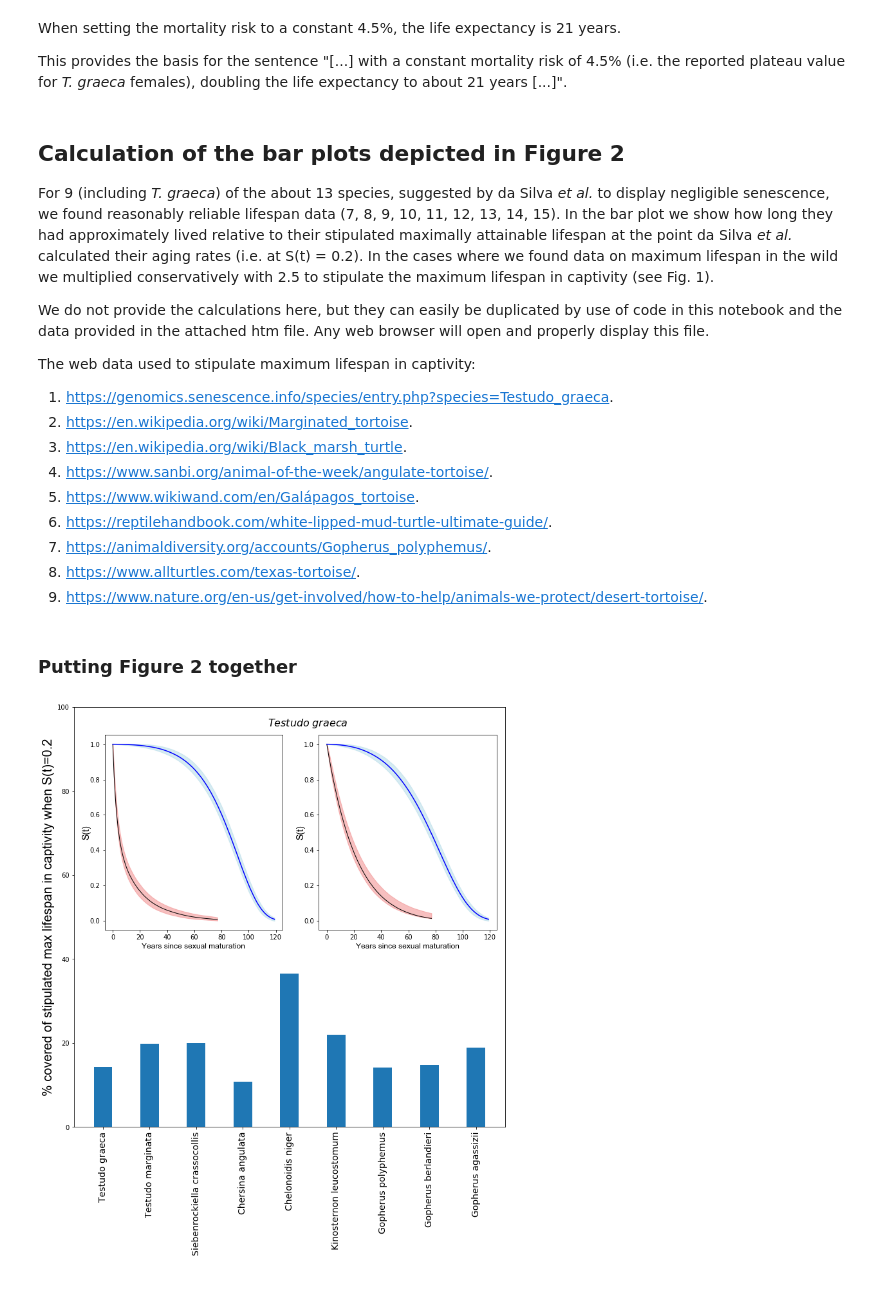
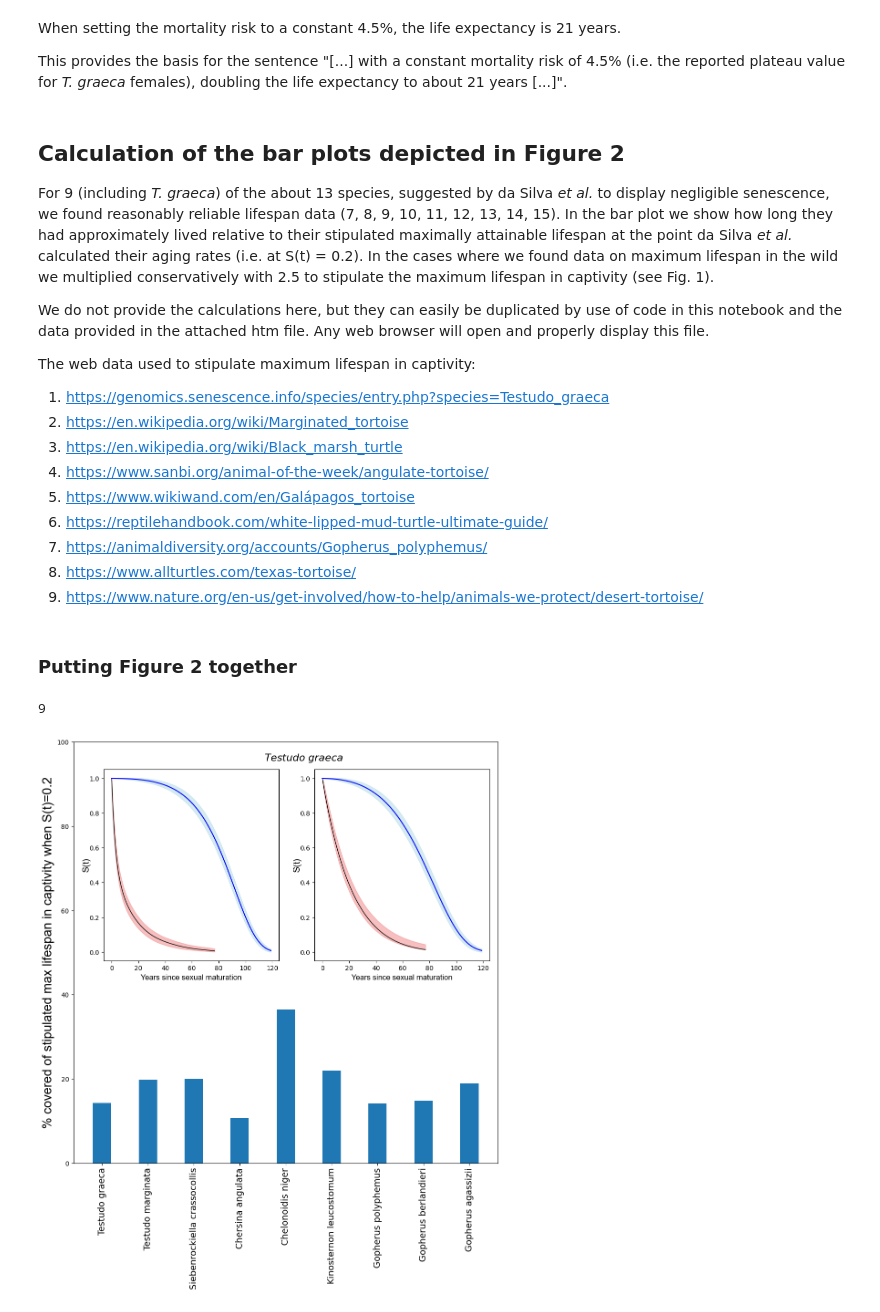
Before and after one commit to stifwo/advantageous-aging, a Jupyter notebook: case_studies/technical_comment_2022/figure_2_technical_comment.ipynb, the cells around one changed output. Drawn from its saved outputs; the diff is of its cells as text; code cells hidden in the pictures.

```diff
--- a/case_studies/technical_comment_2022/figure_2_technical_comment.ipynb
+++ b/case_studies/technical_comment_2022/figure_2_technical_comment.ipynb
@@ -140,8 +136,8 @@ def hazard_rate_combined(t):
     """Hazard rate from reported mortality risk for T. graeca females plus senescence.
 
     Ensure that alpha and kappa values are correctly defined in global scope,
-    since they are not provided as parameters. Including more parameters would necessitate a larger
-    rewrite of the previously written cohort simulation code that we did not deem necessary at this point.
+    since they are not provided as parameters. (Including more parameters would necessitate a larger
+    rewrite of the previously written cohort simulation code that we did not deem necessary at this point.)
     """
     return fitted_polynomial(t) + alpha_f * (((1 + kappa_f) ** (t + 1)) - 1)
 
@@ -230,9 +211,9 @@ mean_cap_const[77]
 def hazard_rate_combined(t):
     """Hazard rate from assuming a constant mortality risk for T. graeca females plus senescence.
 
-    Ensure that alpha and kappa values are correctly defined in global scope,
-    since they are not provided as parameters. Including more parameters would necessitate a larger
-    rewrite of the previously written cohort simulation code that we did not deem necessary at this point.
+    Ensure that alpha, kappa and hazard_rate_constant values are correctly defined in global scope,
+    since they are not provided as parameters. (Including more parameters would necessitate a larger
+    rewrite of the previously written cohort simulation code that we did not deem necessary at this point.)
     """
     return hazard_rate_constant + alpha_sm * (((1 + kappa_sm) ** (t + 1)) - 1)
 
@@ -282,15 +258,15 @@ For 9 (including *T. graeca*) of the about 13 species, suggested by da Silva *et
 We do not provide the calculations here, but they can easily be duplicated by use of code in this notebook and the data provided in the attached htm file. Any web browser will open and properly display this file.
 
 The web data used to stipulate maximum lifespan in captivity:
-1.  https://genomics.senescence.info/species/entry.php?species=Testudo_graeca.
-2.  https://en.wikipedia.org/wiki/Marginated_tortoise.
-3.  https://en.wikipedia.org/wiki/Black_marsh_turtle.
-4.  https://www.sanbi.org/animal-of-the-week/angulate-tortoise/.
-5.  https://www.wikiwand.com/en/Galápagos_tortoise.
-6.  https://reptilehandbook.com/white-lipped-mud-turtle-ultimate-guide/.
-7.  https://animaldiversity.org/accounts/Gopherus_polyphemus/.
-8.  https://www.allturtles.com/texas-tortoise/.
-9.  https://www.nature.org/en-us/get-involved/how-to-help/animals-we-protect/desert-tortoise/.
+1.  https://genomics.senescence.info/species/entry.php?species=Testudo_graeca
+2.  https://en.wikipedia.org/wiki/Marginated_tortoise
+3.  https://en.wikipedia.org/wiki/Black_marsh_turtle
+4.  https://www.sanbi.org/animal-of-the-week/angulate-tortoise/
+5.  https://www.wikiwand.com/en/Galápagos_tortoise
+6.  https://reptilehandbook.com/white-lipped-mud-turtle-ultimate-guide/
+7.  https://animaldiversity.org/accounts/Gopherus_polyphemus/
+8.  https://www.allturtles.com/texas-tortoise/
+9.  https://www.nature.org/en-us/get-involved/how-to-help/animals-we-protect/desert-tortoise/
 # %%
 # Preparing bar plot data
 # first number is approximately the t at S(t)=0.2 in Supplementary Material of da Silva et al. 2021,
@@ -311,6 +287,10 @@ for t_020, t_max in negligible_senescing_species.values():
     bar_plot_data.append((t_020 / t_max) * 100)
 # %% [markdown]
 ### Putting Figure 2 together
+# %%
+len(negligible_senescing_species)
+# %% [output]
+9
 # %%
 fig, ax = plt.subplots(figsize=(12,12))
 font = {"fontname": "Arial"}
@@ -320,6 +300,7 @@ n_std = 3  # Number of standard deviations
 ### Bar plot ###
 bar_width = 0.40
 ax.bar(negligible_senescing_species.keys(), bar_plot_data, bar_width)
+ax.set_xticks(range(len(negligible_senescing_species)))
 ax.set_xticklabels(negligible_senescing_species.keys(), rotation=90, fontsize=14)
 ax.set_ylabel("% covered of stipulated max lifespan in captivity when S(t)=0.2", fontsize=20, **font)
 ax.set_ylim([0, 100])
@@ -329,32 +310,32 @@ ax.set_ylim([0, 100])
 left, bottom, width, height = [0.18, 0.48, 0.32, 0.35] # Unitless percentages of the figure size where 0,0 is bottom left
 ax2 = fig.add_axes([left, bottom, width, height])
 ax2.set_xlabel("Years since sexual maturation",fontsize=12, **font)
 ax2.set_ylabel("S(t)", fontsize=14, **font, labelpad=-2);
 ax2.text(114, 1.1, r'$\it{Testudo}$ $\it{graeca}$', fontsize=16, **font)
 
 # Mean S(t) based on reported mortality + senescence, black line
 ax2.plot(range(t_max_cap), mean_cap_comb_f, 'k-', linewidth=1.0)
 # S(t) +/- 3 std based on reported mortality, red shaded area
 ax2.fill_between(range(t_max_cap), mean_cap - n_std * std_cap, mean_cap + n_std * std_cap, color='lightcoral', alpha=0.5)
 # S(t) based on mortality from senescence only, blue line and shaded area
 ax2.plot(range(t_max_so), mean_so_f, 'b-');
 ax2.fill_between(range(t_max_so), mean_so_f - n_std * std_so_f, mean_so_f + n_std * std_so_f, color='lightblue', alpha=0.5)
 
 
 ### Right inserted panel ###
 left, bottom, width, height = [0.565, 0.48, 0.32, 0.35]
 ax3 = fig.add_axes([left, bottom, width, height])
 ax3.set_ylabel("S(t)", fontsize=14, **font, labelpad=-2)
 ax3.set_xlabel("Years since sexual maturation", fontsize=12, **font)
 
 # Mean S(t) from constant environmental mortality + senescence, black line
 ax3.plot(range(t_max_cap), mean_cap_comb_sm, 'k-', linewidth=1.0)
 # S(t) +/- 3 std from constant environmental mortality, red shaded area
 ax3.fill_between(range(t_max_cap), mean_cap_const - n_std * std_cap_const, mean_cap_const + n_std * std_cap_const, color='lightcoral', alpha=0.5)
 # S(t) based on mortality from senescence only, blue line and shaded area
 ax3.plot(range(t_max_so), mean_so_sm,'b-');
 ax3.fill_between(range(t_max_so), mean_so_sm - n_std * std_so_sm, mean_so_sm + n_std * std_so_sm, color='lightblue', alpha=0.5);
 
-# plt.savefig('Science_fig2.pdf', dpi = 600, bbox_inches="tight");
+plt.savefig('Tech_com_fig2.pdf', dpi = 600, bbox_inches="tight");
 # %% [output]
-[figure, old version]
+[figure, new version]
```
Also changed, not shown: parts of 15 cells of this notebook, 4 other files.
